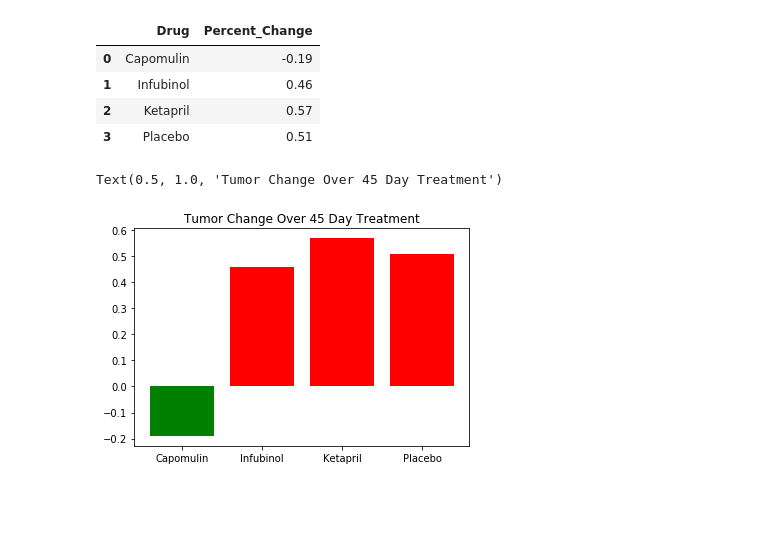
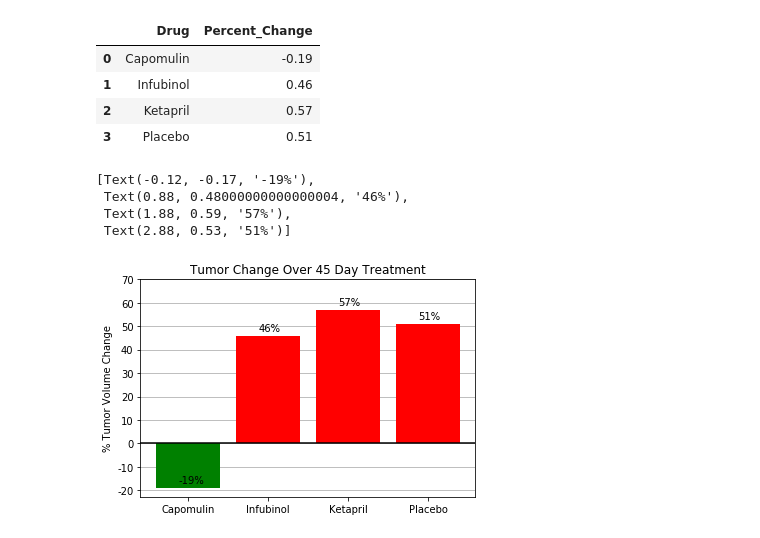
Before and after one commit to robcreel/Pharmaceutical-Analysis, a Jupyter notebook: Pymaceuticals/pymaceuticals.ipynb, the cells around one changed output. Saved outputs shown, nothing was run; the diff lists cells and outputs as text; code cells hidden in the pictures; blank space fills up the shorter version.

Commit message:
Bar Plot Completed.  TODO: Add error bars to scatter plots.  Format notebook cleanly and add helpful prose.

```diff
--- a/Pymaceuticals/pymaceuticals.ipynb
+++ b/Pymaceuticals/pymaceuticals.ipynb
@@ -299,10 +299,3 @@ TVpc_df
 | 3 | Placebo | 0.51 |
 # %%
 positive = pd.Series([x > 0 for x in TV_percent_change])
-# %%
-plt.bar(TVpc_df.Drug, TVpc_df.Percent_Change,
-        color=(TVpc_df.Percent_Change > 0).map({True: 'r',False: 'g'}))
-plt.title('Tumor Change Over 45 Day Treatment')
-# %% [output]
-Text(0.5, 1.0, 'Tumor Change Over 45 Day Treatment')
-[figure, removed]
@@ -329,0 +302,15 @@ Text(0.5, 1.0, 'Tumor Change Over 45 Day Treatment')
+# %%
+plt.bar(TVpc_df.Drug, TVpc_df.Percent_Change,
+        color=(TVpc_df.Percent_Change > 0).map({True: 'red',False: 'green'}), zorder=2)
+plt.title('Tumor Change Over 45 Day Treatment')
+plt.grid(zorder=0, axis='y')
+plt.axhline(color='black')
+plt.ylabel('% Tumor Volume Change')
+plt.yticks(np.arange(-0.2, 0.8 , .1), [str(x) for x in range(-20, 80, 10)])
+[plt.text(x - 0.12, y + 0.02, f'{round(y*100)}%') for x, y in zip(range(4), TV_percent_change)]
+# %% [output]
+[Text(-0.12, -0.17, '-19%'),
+ Text(0.88, 0.48000000000000004, '46%'),
+ Text(1.88, 0.59, '57%'),
+ Text(2.88, 0.53, '51%')]
+[figure, added]
```
Also changed, not shown: parts of 3 cells of this notebook.
